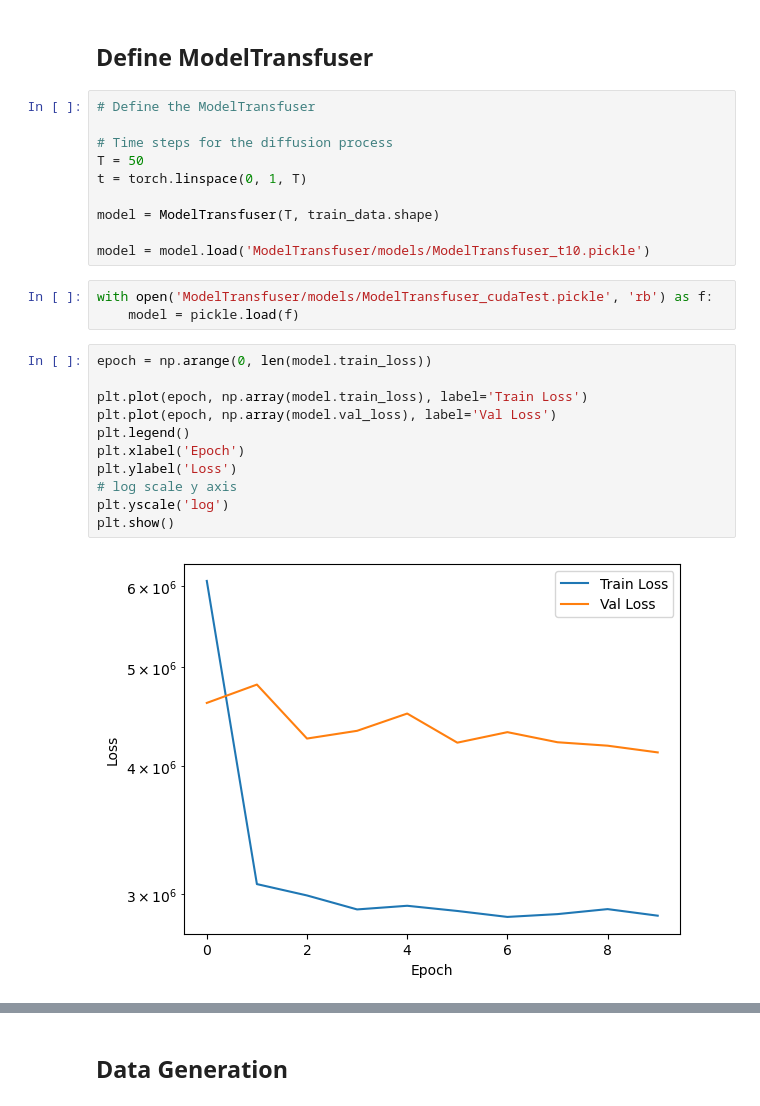
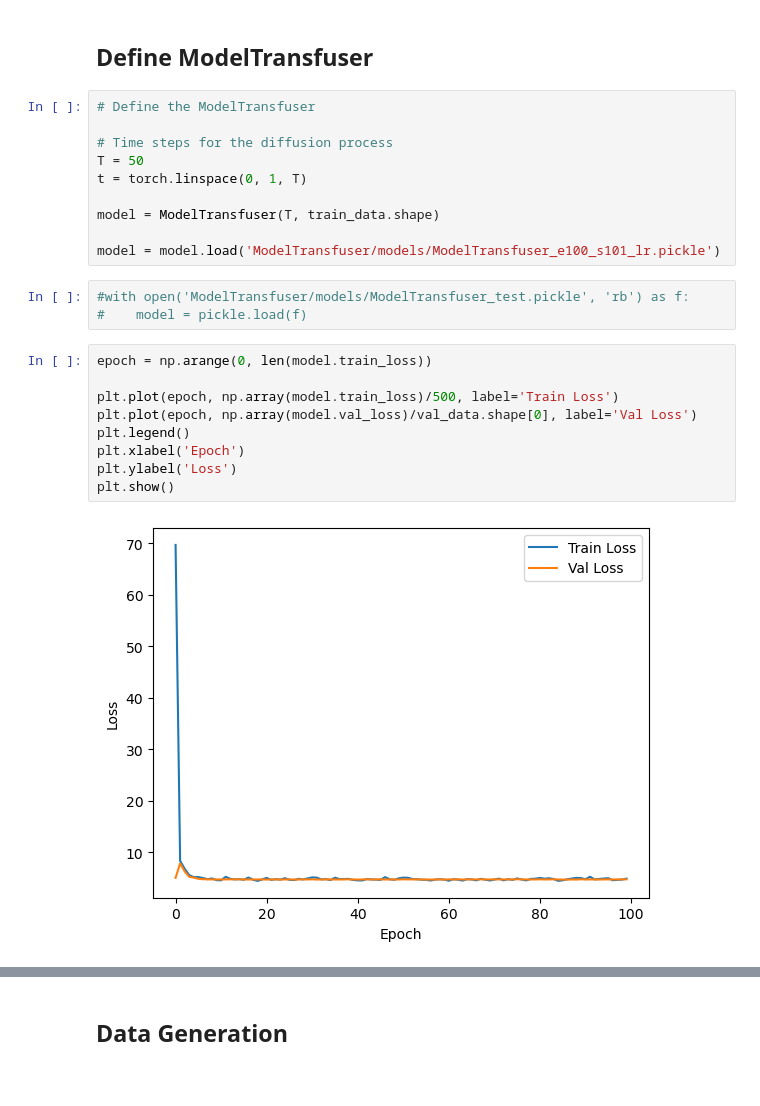
Before and after one commit to bGuenes/sbi_model_comparison, a Jupyter notebook: ModelTransfuser_run.ipynb, the cells around one changed output, grey strips where cells are left out. Drawn from its saved outputs; the diff is of its cells as text.

Commit message:
adaptive lr and tr_data sizes

```diff
--- a/ModelTransfuser_run.ipynb
+++ b/ModelTransfuser_run.ipynb
@@ -84,20 +85,18 @@ t = torch.linspace(0, 1, T)
 
 model = ModelTransfuser(T, train_data.shape)
 
-model = model.load('ModelTransfuser/models/ModelTransfuser_t10.pickle')
+model = model.load('ModelTransfuser/models/ModelTransfuser_e100_s101_lr.pickle')
 # %%
-with open('ModelTransfuser/models/ModelTransfuser_cudaTest.pickle', 'rb') as f:
-    model = pickle.load(f)
+#with open('ModelTransfuser/models/ModelTransfuser_test.pickle', 'rb') as f:
+#    model = pickle.load(f)
 # %%
 epoch = np.arange(0, len(model.train_loss))
 
-plt.plot(epoch, np.array(model.train_loss), label='Train Loss')
-plt.plot(epoch, np.array(model.val_loss), label='Val Loss')
+plt.plot(epoch, np.array(model.train_loss)/500, label='Train Loss')
+plt.plot(epoch, np.array(model.val_loss)/val_data.shape[0], label='Val Loss')
 plt.legend()
 plt.xlabel('Epoch')
 plt.ylabel('Loss')
-# log scale y axis
-plt.yscale('log')
 plt.show()
 # %% [output]
-[figure, old version]
+[figure, new version]
```
Also changed, not shown: parts of 12 cells of this notebook, 8 other files.
